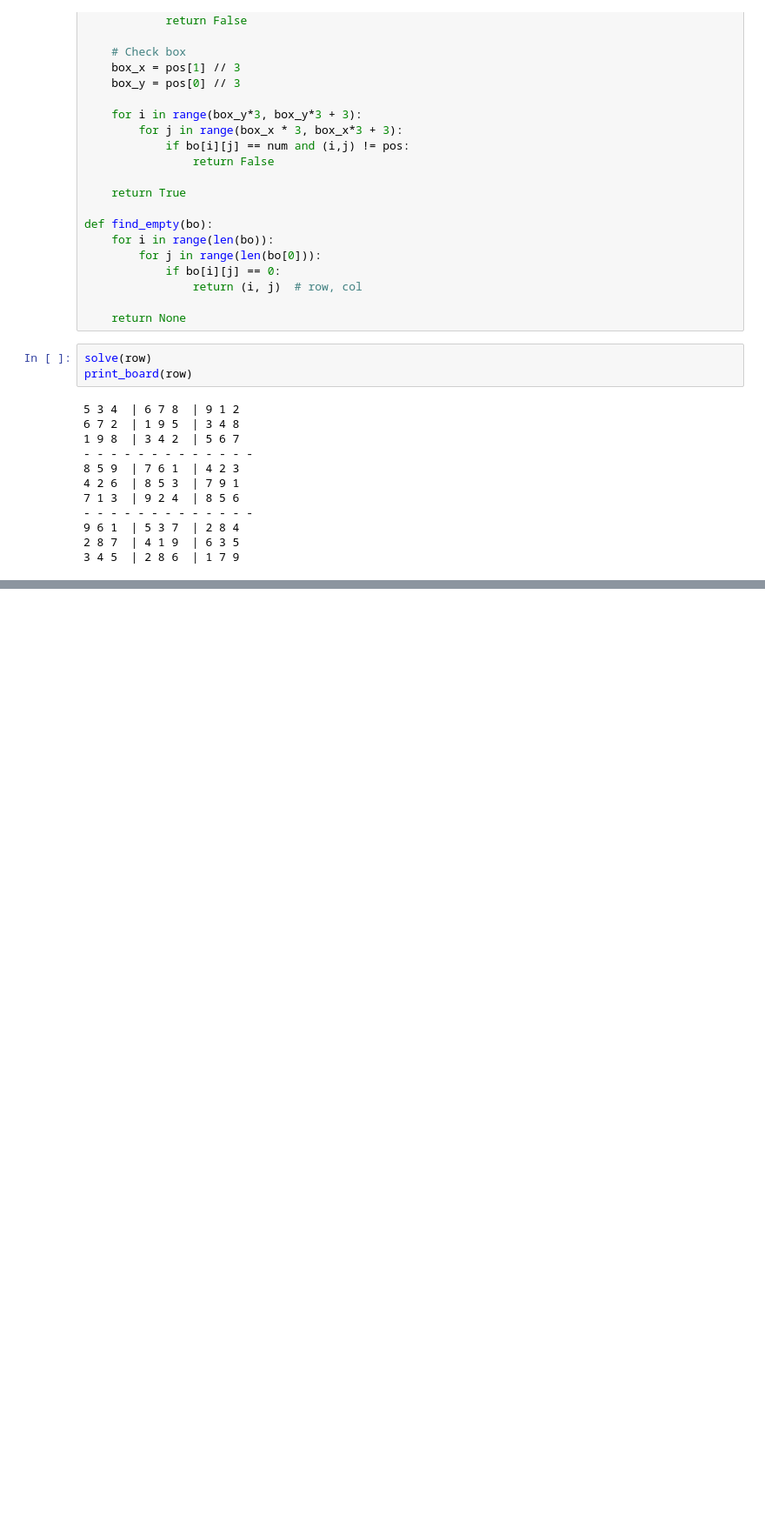
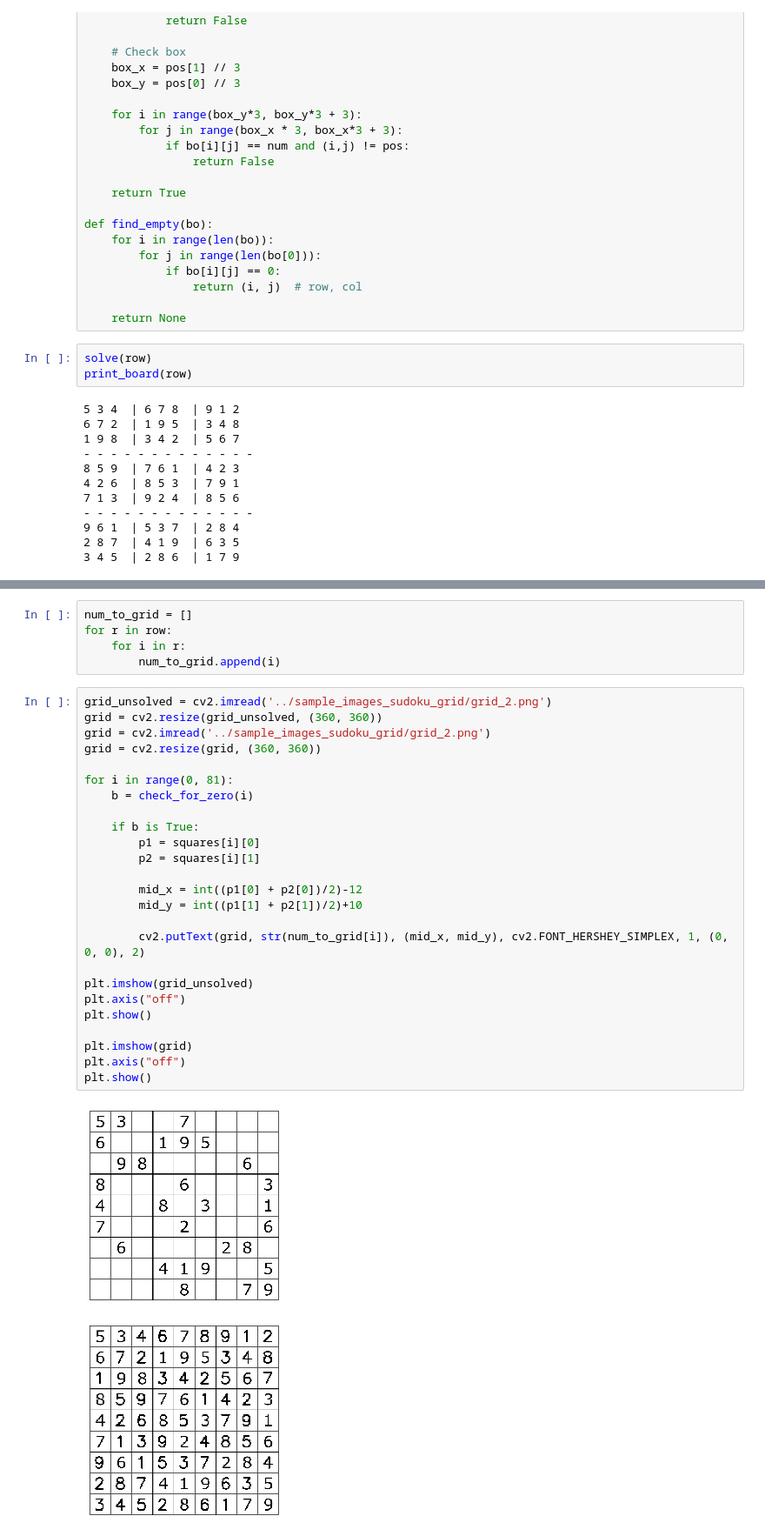
Before and after one commit to Ashvin-G/Sudoku_Solver, a Jupyter notebook: scripts/Sudoku_Solver.ipynb, the cells around one changed output, grey strips where cells are left out. Shown at 87% size. Drawn from its saved outputs; the diff is of its cells as text; blank space fills up the shorter version.

Commit message:
Added unsolved number to image cells

```diff
--- a/scripts/Sudoku_Solver.ipynb
+++ b/scripts/Sudoku_Solver.ipynb
@@ -244,0 +265,33 @@ print_board(row)
+# %%
+num_to_grid = []
+for r in row:
+    for i in r:
+        num_to_grid.append(i)
+# %%
+grid_unsolved = cv2.imread('../sample_images_sudoku_grid/grid_2.png')
+grid = cv2.resize(grid_unsolved, (360, 360))
+grid = cv2.imread('../sample_images_sudoku_grid/grid_2.png')
+grid = cv2.resize(grid, (360, 360))
+
+for i in range(0, 81):
+    b = check_for_zero(i)
+
+    if b is True:
+        p1 = squares[i][0]
+        p2 = squares[i][1]
+
+        mid_x = int((p1[0] + p2[0])/2)-12
+        mid_y = int((p1[1] + p2[1])/2)+10
+
+        cv2.putText(grid, str(num_to_grid[i]), (mid_x, mid_y), cv2.FONT_HERSHEY_SIMPLEX, 1, (0, 0, 0), 2)
+
+plt.imshow(grid_unsolved)
+plt.axis("off")
+plt.show()
+
+plt.imshow(grid)
+plt.axis("off")
+plt.show()
+# %% [output]
+[figure, added]
+[figure, added]
```
Also changed, not shown: parts of 1 cell of this notebook.
